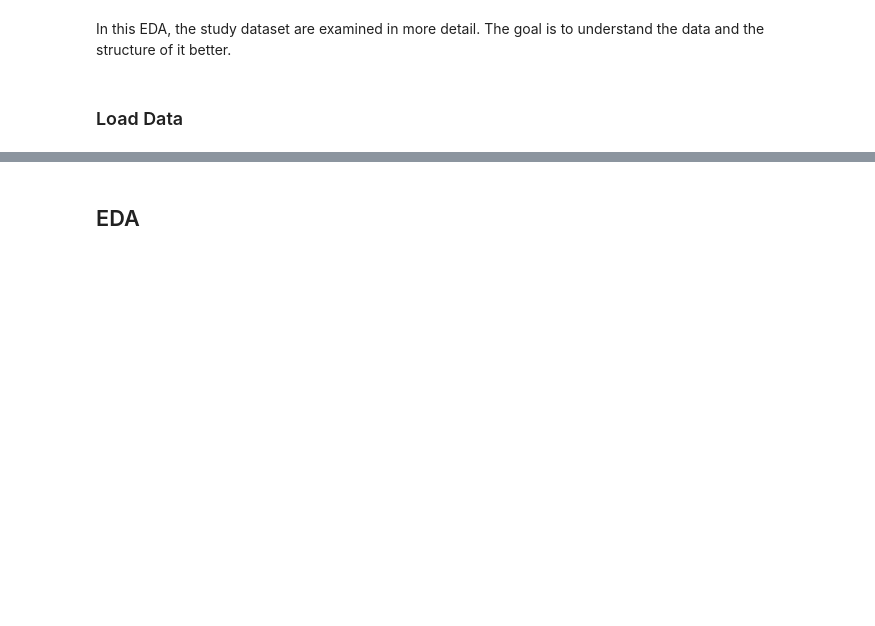
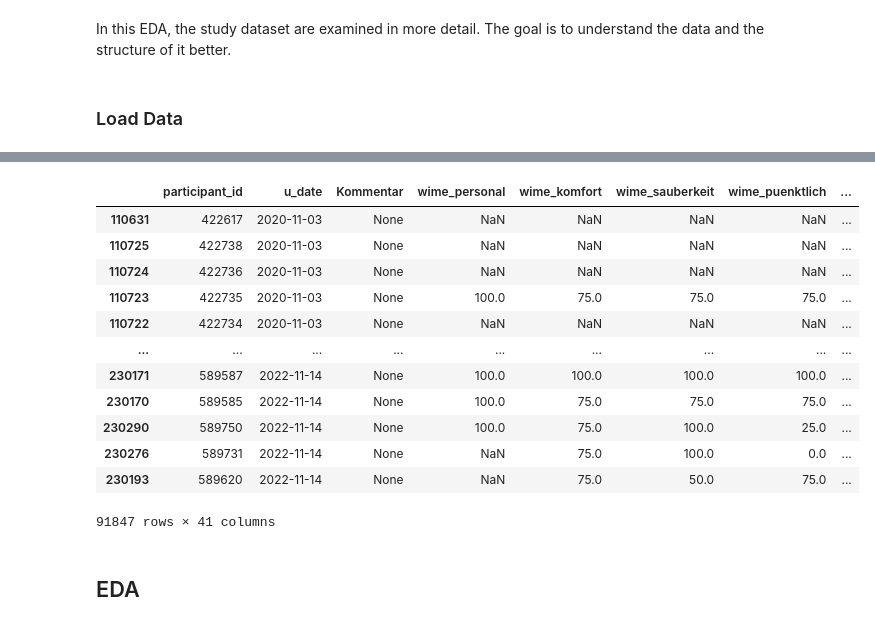
Before and after one commit to Faices/nlp-satisfaction, a Jupyter notebook: 03-EDA.ipynb, the cells around one changed output, grey strips where cells are left out. Saved outputs shown, nothing was run; the diff lists cells and outputs as text; code cells hidden in the pictures; blank space fills up the shorter version.

```diff
--- a/03-EDA.ipynb
+++ b/03-EDA.ipynb
@@ -48,3 +49,19 @@ memory usage: 41.4+ MB
+# %%
+df[df['u_fahrausweis']=='Normales Billett'].sort_values('u_date',ascending=True)
+# %% [output]
+|  | participant_id | u_date | Kommentar | wime_personal | wime_komfort | wime_sauberkeit | wime_puenktlich | ... |
+| 110631 | 422617 | 2020-11-03 | None | NaN | NaN | NaN | NaN | ... |
+| 110725 | 422738 | 2020-11-03 | None | NaN | NaN | NaN | NaN | ... |
+| 110724 | 422736 | 2020-11-03 | None | NaN | NaN | NaN | NaN | ... |
+| 110723 | 422735 | 2020-11-03 | None | 100.0 | 75.0 | 75.0 | 75.0 | ... |
+| 110722 | 422734 | 2020-11-03 | None | NaN | NaN | NaN | NaN | ... |
+| ... | ... | ... | ... | ... | ... | ... | ... | ... |
+| 230171 | 589587 | 2022-11-14 | None | 100.0 | 100.0 | 100.0 | 100.0 | ... |
+| 230170 | 589585 | 2022-11-14 | None | 100.0 | 75.0 | 75.0 | 75.0 | ... |
+| 230290 | 589750 | 2022-11-14 | None | 100.0 | 75.0 | 100.0 | 25.0 | ... |
+| 230276 | 589731 | 2022-11-14 | None | NaN | 75.0 | 100.0 | 0.0 | ... |
+| 230193 | 589620 | 2022-11-14 | None | NaN | 75.0 | 50.0 | 75.0 | ... |
+91847 rows × 41 columns
 # %% [markdown]
 ## EDA
 # %% [markdown]
```
Also changed, not shown: parts of 11 cells of this notebook, 8 other files.
